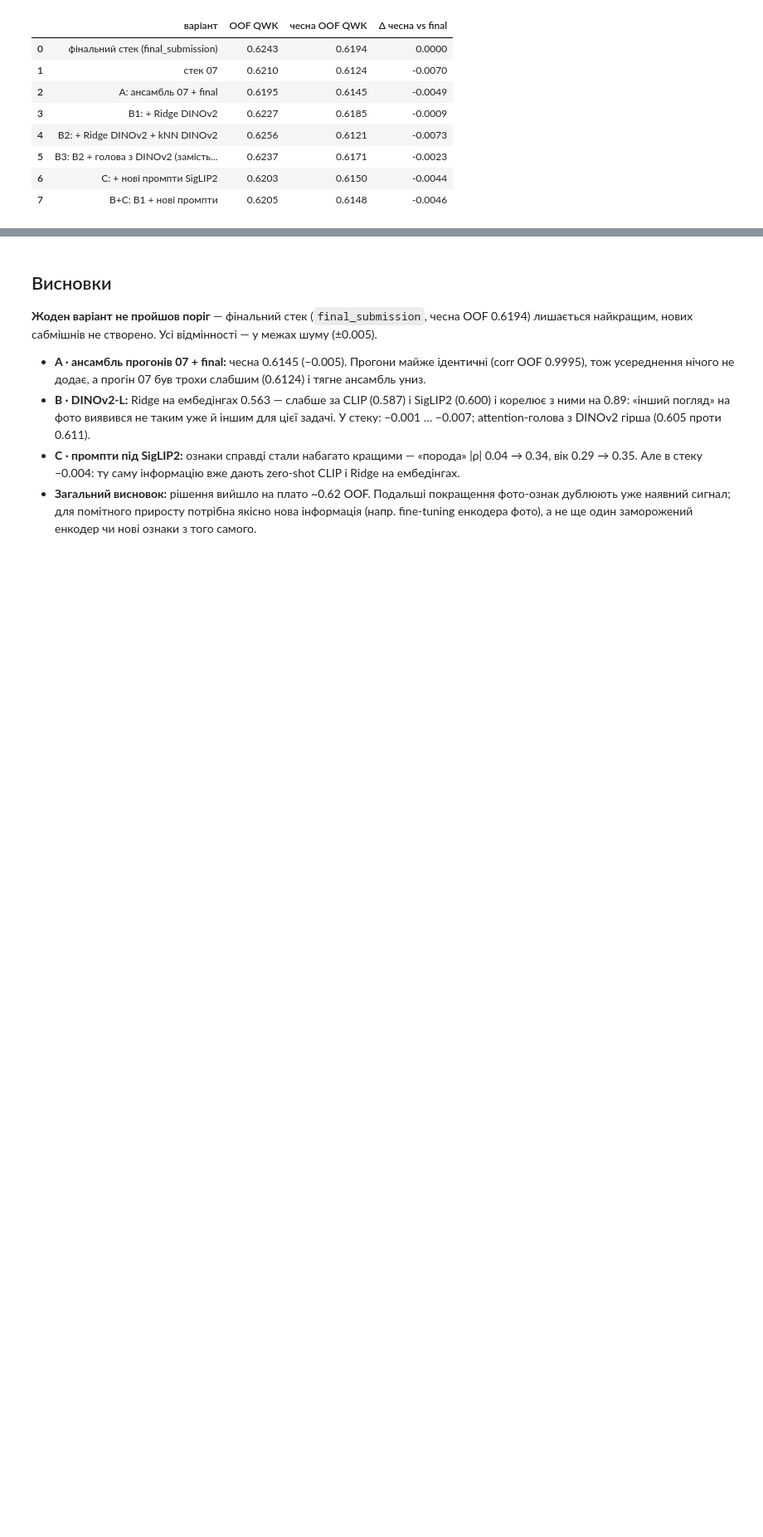
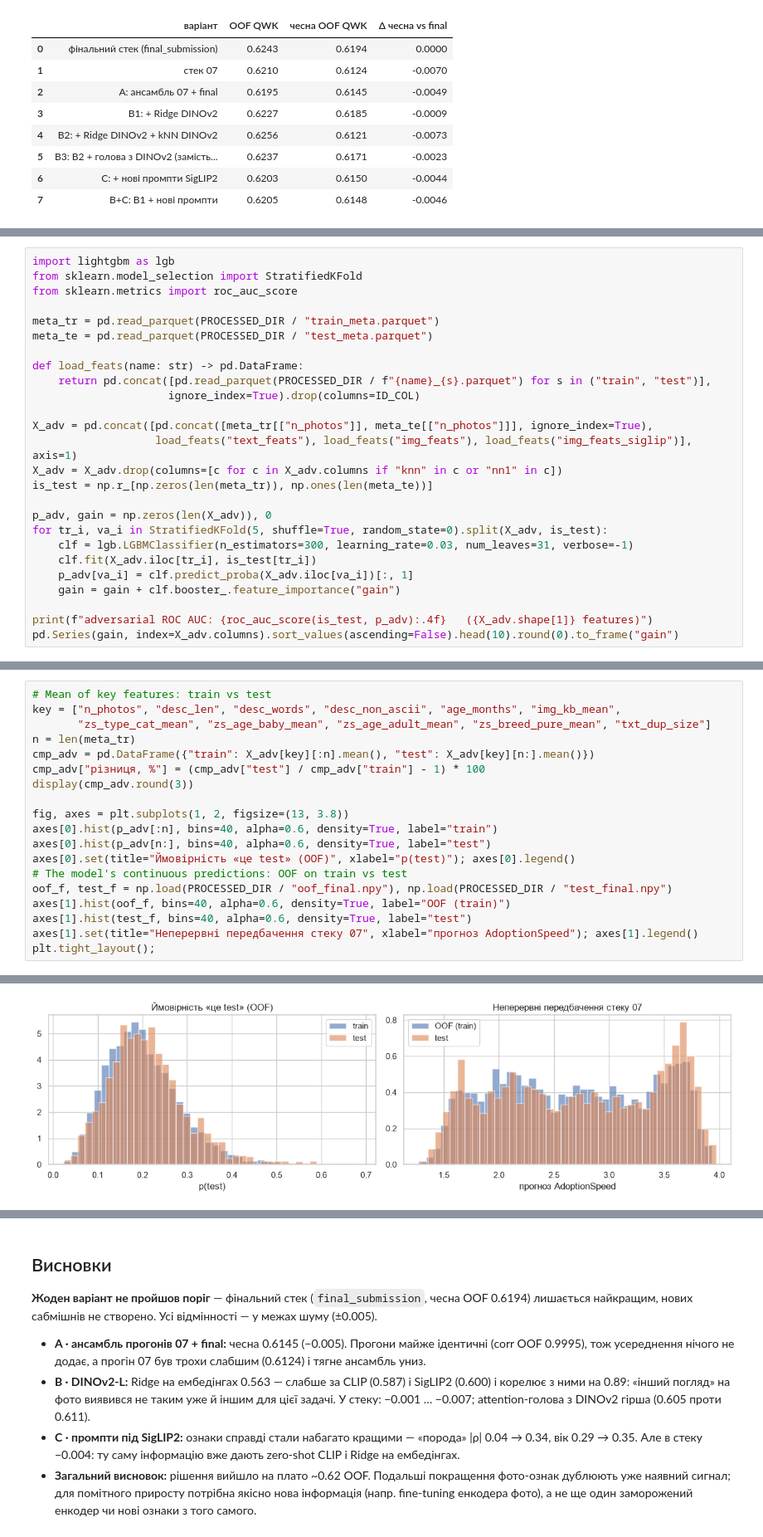
Before and after one commit to ayri77/neoversity-dl-cv-final, a Jupyter notebook: notebooks/08_extra_submissions.ipynb, the cells around one changed output, grey strips where cells are left out. Shown at 83% size. Saved outputs shown, nothing was run; the diff lists cells and outputs as text; blank space fills up the shorter version.

```diff
--- a/notebooks/08_extra_submissions.ipynb
+++ b/notebooks/08_extra_submissions.ipynb
@@ -292,0 +303,26 @@ summary
+# %%
+import lightgbm as lgb
+from sklearn.model_selection import StratifiedKFold
+from sklearn.metrics import roc_auc_score
+
+meta_tr = pd.read_parquet(PROCESSED_DIR / "train_meta.parquet")
+meta_te = pd.read_parquet(PROCESSED_DIR / "test_meta.parquet")
+
+def load_feats(name: str) -> pd.DataFrame:
+    return pd.concat([pd.read_parquet(PROCESSED_DIR / f"{name}_{s}.parquet") for s in ("train", "test")],
+                     ignore_index=True).drop(columns=ID_COL)
+
+X_adv = pd.concat([pd.concat([meta_tr[["n_photos"]], meta_te[["n_photos"]]], ignore_index=True),
+                   load_feats("text_feats"), load_feats("img_feats"), load_feats("img_feats_siglip")], axis=1)
+X_adv = X_adv.drop(columns=[c for c in X_adv.columns if "knn" in c or "nn1" in c])
+is_test = np.r_[np.zeros(len(meta_tr)), np.ones(len(meta_te))]
+
+p_adv, gain = np.zeros(len(X_adv)), 0
+for tr_i, va_i in StratifiedKFold(5, shuffle=True, random_state=0).split(X_adv, is_test):
+    clf = lgb.LGBMClassifier(n_estimators=300, learning_rate=0.03, num_leaves=31, verbose=-1)
+    clf.fit(X_adv.iloc[tr_i], is_test[tr_i])
+    p_adv[va_i] = clf.predict_proba(X_adv.iloc[va_i])[:, 1]
+    gain = gain + clf.booster_.feature_importance("gain")
+
+print(f"adversarial ROC AUC: {roc_auc_score(is_test, p_adv):.4f}   ({X_adv.shape[1]} features)")
+pd.Series(gain, index=X_adv.columns).sort_values(ascending=False).head(10).round(0).to_frame("gain")
@@ -292,0 +342,20 @@ summary
+# %%
+# Mean of key features: train vs test
+key = ["n_photos", "desc_len", "desc_words", "desc_non_ascii", "age_months", "img_kb_mean",
+       "zs_type_cat_mean", "zs_age_baby_mean", "zs_age_adult_mean", "zs_breed_pure_mean", "txt_dup_size"]
+n = len(meta_tr)
+cmp_adv = pd.DataFrame({"train": X_adv[key][:n].mean(), "test": X_adv[key][n:].mean()})
+cmp_adv["різниця, %"] = (cmp_adv["test"] / cmp_adv["train"] - 1) * 100
+display(cmp_adv.round(3))
+
+fig, axes = plt.subplots(1, 2, figsize=(13, 3.8))
+axes[0].hist(p_adv[:n], bins=40, alpha=0.6, density=True, label="train")
+axes[0].hist(p_adv[n:], bins=40, alpha=0.6, density=True, label="test")
+axes[0].set(title="Ймовірність «це test» (OOF)", xlabel="p(test)"); axes[0].legend()
+# The model's continuous predictions: OOF on train vs test
+oof_f, test_f = np.load(PROCESSED_DIR / "oof_final.npy"), np.load(PROCESSED_DIR / "test_final.npy")
+axes[1].hist(oof_f, bins=40, alpha=0.6, density=True, label="OOF (train)")
+axes[1].hist(test_f, bins=40, alpha=0.6, density=True, label="test")
+axes[1].set(title="Неперервні передбачення стеку 07", xlabel="прогноз AdoptionSpeed"); axes[1].legend()
+plt.tight_layout();
+# %% [output]
@@ -292,0 +374 @@ summary
+[figure, added]
```
Also changed, not shown: parts of 4 cells of this notebook.
